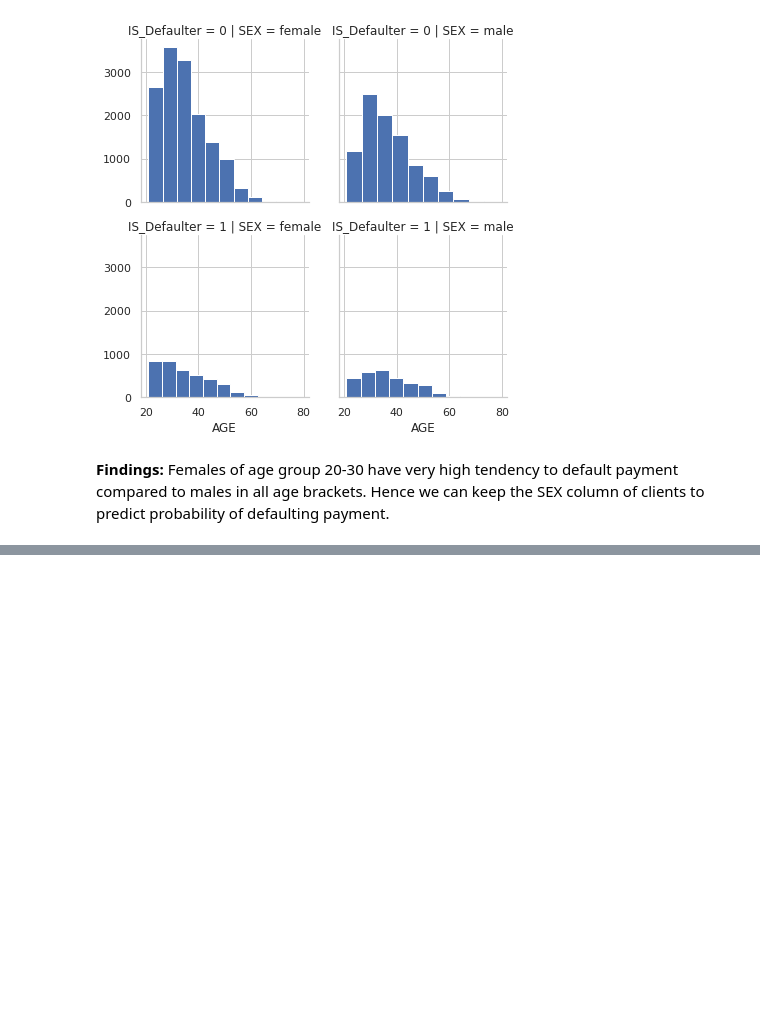
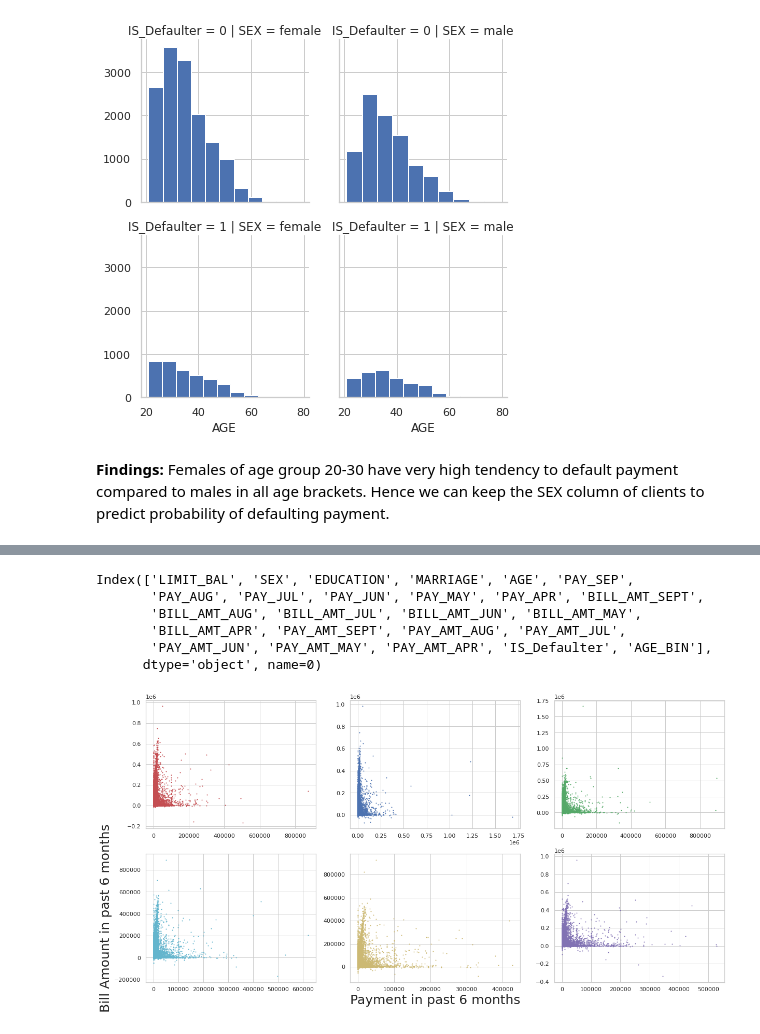
Before and after one commit to sudeep-009/Classification-Capstone-Project--Card-Default-Prediction, a Jupyter notebook: Copy_of_Credit_Card_Default_Prediction_Capstone_Project.ipynb, the cells around one changed output, grey strips where cells are left out. Saved outputs shown, nothing was run; the diff lists cells and outputs as text; code cells hidden in the pictures; blank space fills up the shorter version.

```diff
--- a/Copy_of_Credit_Card_Default_Prediction_Capstone_Project.ipynb
+++ b/Copy_of_Credit_Card_Default_Prediction_Capstone_Project.ipynb
@@ -374,0 +340,34 @@ for i in features:
+# %%
+card_df.columns
+# %% [output]
+Index(['LIMIT_BAL', 'SEX', 'EDUCATION', 'MARRIAGE', 'AGE', 'PAY_SEP',
+       'PAY_AUG', 'PAY_JUL', 'PAY_JUN', 'PAY_MAY', 'PAY_APR', 'BILL_AMT_SEPT',
+       'BILL_AMT_AUG', 'BILL_AMT_JUL', 'BILL_AMT_JUN', 'BILL_AMT_MAY',
+       'BILL_AMT_APR', 'PAY_AMT_SEPT', 'PAY_AMT_AUG', 'PAY_AMT_JUL',
+       'PAY_AMT_JUN', 'PAY_AMT_MAY', 'PAY_AMT_APR', 'IS_Defaulter', 'AGE_BIN'],
+      dtype='object', name=0)
+# %%
+plt.subplots(figsize=(20,10))
+
+plt.subplot(231)
+plt.scatter(x=card_df.PAY_AMT_SEPT, y=card_df.BILL_AMT_SEPT, c='r', s=1)
+plt.subplot(232)
+plt.scatter(x=card_df.PAY_AMT_AUG, y=card_df.BILL_AMT_AUG, c='b', s=1)
+
+plt.subplot(233)
+plt.scatter(x=card_df.PAY_AMT_JUL, y=card_df.BILL_AMT_JUL, c='g', s=1)
+
+plt.subplot(234)
+plt.scatter(x=card_df.PAY_AMT_JUN, y=card_df.BILL_AMT_JUN, c='c', s=1)
+plt.ylabel("Bill Amount in past 6 months", fontsize=25)
+
+plt.subplot(235)
+plt.scatter(x=card_df.PAY_AMT_MAY, y=card_df.BILL_AMT_MAY, c='y', s=1)
+plt.xlabel("Payment in past 6 months", fontsize=25)
+
+plt.subplot(236)
+plt.scatter(x=card_df.PAY_AMT_APR, y=card_df.BILL_AMT_APR, c='m', s=1)
+
+plt.show()
+# %% [output]
+[figure, added]
```
Also changed, not shown: parts of 11 cells of this notebook.
